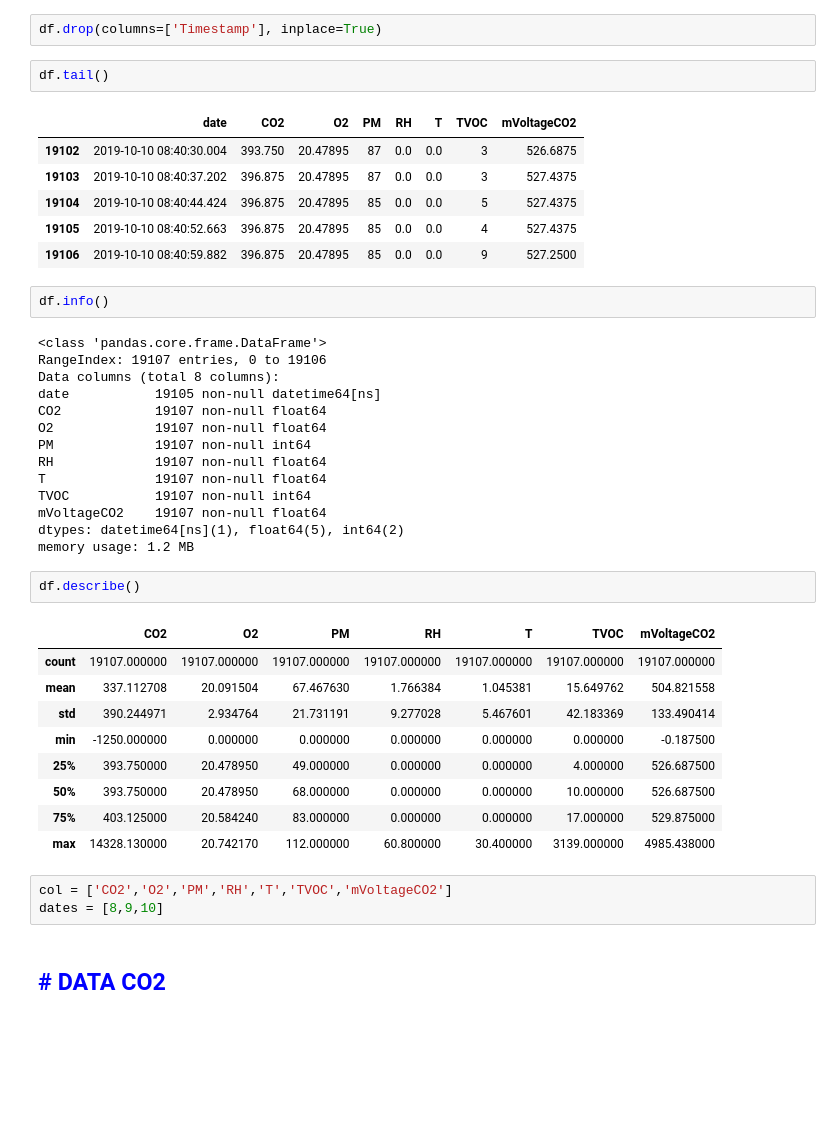
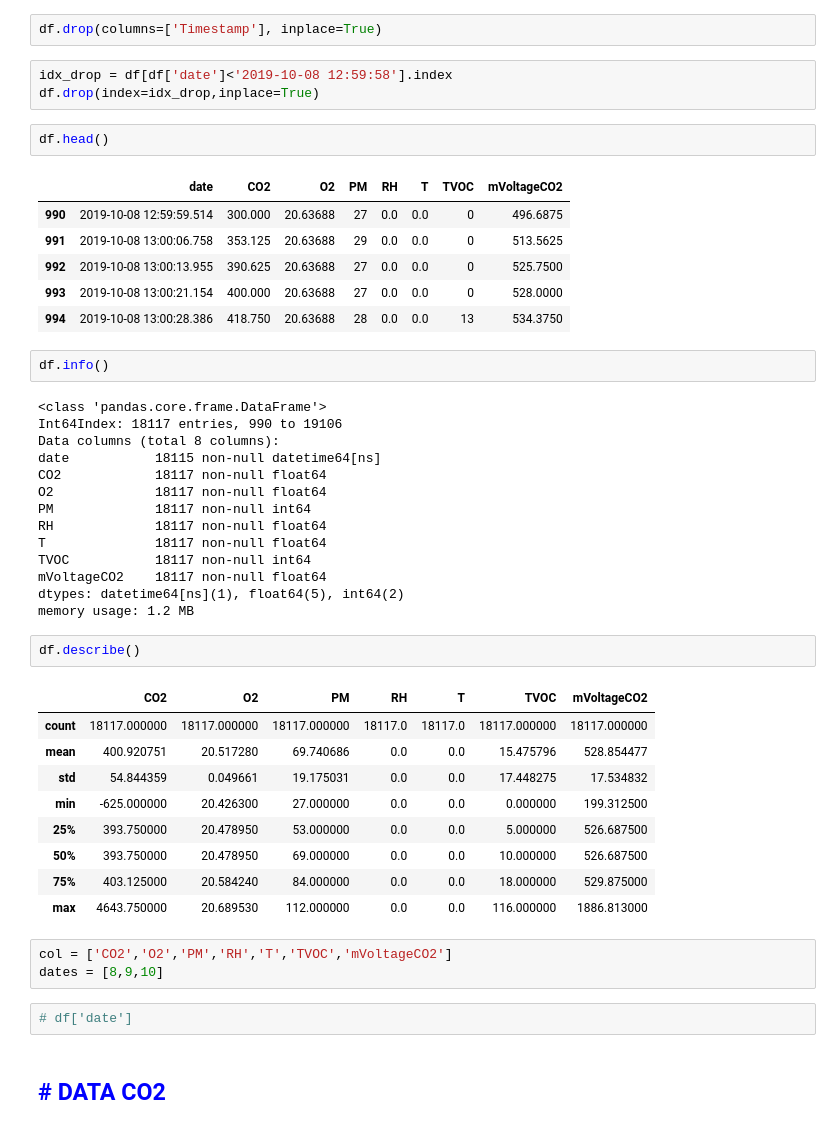
Before and after one commit to muhammadAgfian96/Data-Science-Project, a Jupyter notebook: Air Quality/Data_TA.ipynb, the cells around one changed output. Saved outputs shown, nothing was run; the diff lists cells and outputs as text; blank space fills up the shorter version.

```diff
--- a/Air Quality/Data_TA.ipynb
+++ b/Air Quality/Data_TA.ipynb
@@ -41,46 +50,51 @@ def show_plot(col, tanggal,r_max, r_min, step=10):
 df = pd.read_excel('data_14_10_19.xlsx', sheet_name='day8', parse_dates=['date'])
 # %%
 df.drop(columns=['Timestamp'], inplace=True)
+# %%
+idx_drop = df[df['date']<'2019-10-08 12:59:58'].index
+df.drop(index=idx_drop,inplace=True)
 # %%
-df.tail()
+df.head()
 # %% [output]
 |  | date | CO2 | O2 | PM | RH | T | TVOC | mVoltageCO2 |
-| 19102 | 2019-10-10 08:40:30.004 | 393.750 | 20.47895 | 87 | 0.0 | 0.0 | 3 | 526.6875 |
-| 19103 | 2019-10-10 08:40:37.202 | 396.875 | 20.47895 | 87 | 0.0 | 0.0 | 3 | 527.4375 |
-| 19104 | 2019-10-10 08:40:44.424 | 396.875 | 20.47895 | 85 | 0.0 | 0.0 | 5 | 527.4375 |
-| 19105 | 2019-10-10 08:40:52.663 | 396.875 | 20.47895 | 85 | 0.0 | 0.0 | 4 | 527.4375 |
-| 19106 | 2019-10-10 08:40:59.882 | 396.875 | 20.47895 | 85 | 0.0 | 0.0 | 9 | 527.2500 |
+| 990 | 2019-10-08 12:59:59.514 | 300.000 | 20.63688 | 27 | 0.0 | 0.0 | 0 | 496.6875 |
+| 991 | 2019-10-08 13:00:06.758 | 353.125 | 20.63688 | 29 | 0.0 | 0.0 | 0 | 513.5625 |
+| 992 | 2019-10-08 13:00:13.955 | 390.625 | 20.63688 | 27 | 0.0 | 0.0 | 0 | 525.7500 |
+| 993 | 2019-10-08 13:00:21.154 | 400.000 | 20.63688 | 27 | 0.0 | 0.0 | 0 | 528.0000 |
+| 994 | 2019-10-08 13:00:28.386 | 418.750 | 20.63688 | 28 | 0.0 | 0.0 | 13 | 534.3750 |
 # %%
 df.info()
 # %% [output]
 <class 'pandas.core.frame.DataFrame'>
-RangeIndex: 19107 entries, 0 to 19106
+Int64Index: 18117 entries, 990 to 19106
 Data columns (total 8 columns):
-date           19105 non-null datetime64[ns]
-CO2            19107 non-null float64
-O2             19107 non-null float64
-PM             19107 non-null int64
-RH             19107 non-null float64
-T              19107 non-null float64
-TVOC           19107 non-null int64
-mVoltageCO2    19107 non-null float64
+date           18115 non-null datetime64[ns]
+CO2            18117 non-null float64
+O2             18117 non-null float64
+PM             18117 non-null int64
+RH             18117 non-null float64
+T              18117 non-null float64
+TVOC           18117 non-null int64
+mVoltageCO2    18117 non-null float64
 dtypes: datetime64[ns](1), float64(5), int64(2)
 memory usage: 1.2 MB
 # %%
 df.describe()
 # %% [output]
 |  | CO2 | O2 | PM | RH | T | TVOC | mVoltageCO2 |
-| count | 19107.000000 | 19107.000000 | 19107.000000 | 19107.000000 | 19107.000000 | 19107.000000 | 19107.000000 |
-| mean | 337.112708 | 20.091504 | 67.467630 | 1.766384 | 1.045381 | 15.649762 | 504.821558 |
-| std | 390.244971 | 2.934764 | 21.731191 | 9.277028 | 5.467601 | 42.183369 | 133.490414 |
-| min | -1250.000000 | 0.000000 | 0.000000 | 0.000000 | 0.000000 | 0.000000 | -0.187500 |
-| 25% | 393.750000 | 20.478950 | 49.000000 | 0.000000 | 0.000000 | 4.000000 | 526.687500 |
-| 50% | 393.750000 | 20.478950 | 68.000000 | 0.000000 | 0.000000 | 10.000000 | 526.687500 |
-| 75% | 403.125000 | 20.584240 | 83.000000 | 0.000000 | 0.000000 | 17.000000 | 529.875000 |
-| max | 14328.130000 | 20.742170 | 112.000000 | 60.800000 | 30.400000 | 3139.000000 | 4985.438000 |
+| count | 18117.000000 | 18117.000000 | 18117.000000 | 18117.0 | 18117.0 | 18117.000000 | 18117.000000 |
+| mean | 400.920751 | 20.517280 | 69.740686 | 0.0 | 0.0 | 15.475796 | 528.854477 |
+| std | 54.844359 | 0.049661 | 19.175031 | 0.0 | 0.0 | 17.448275 | 17.534832 |
+| min | -625.000000 | 20.426300 | 27.000000 | 0.0 | 0.0 | 0.000000 | 199.312500 |
+| 25% | 393.750000 | 20.478950 | 53.000000 | 0.0 | 0.0 | 5.000000 | 526.687500 |
+| 50% | 393.750000 | 20.478950 | 69.000000 | 0.0 | 0.0 | 10.000000 | 526.687500 |
+| 75% | 403.125000 | 20.584240 | 84.000000 | 0.0 | 0.0 | 18.000000 | 529.875000 |
+| max | 4643.750000 | 20.689530 | 112.000000 | 0.0 | 0.0 | 116.000000 | 1886.813000 |
 # %%
 col = ['CO2','O2','PM','RH','T','TVOC','mVoltageCO2']
 dates = [8,9,10]
+# %%
+# df['date']
 # %% [markdown]
 ## <font color='blue'># DATA CO2</font>
 # %%
```
Also changed, not shown: parts of 7 cells of this notebook, 1 other file.
